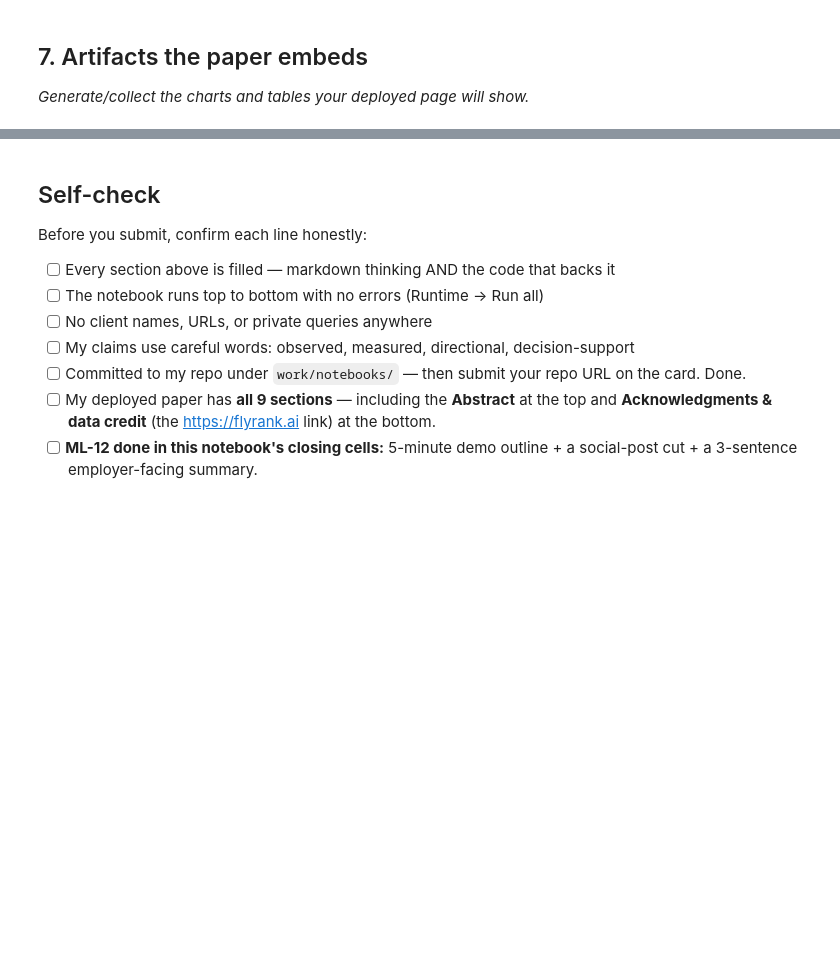
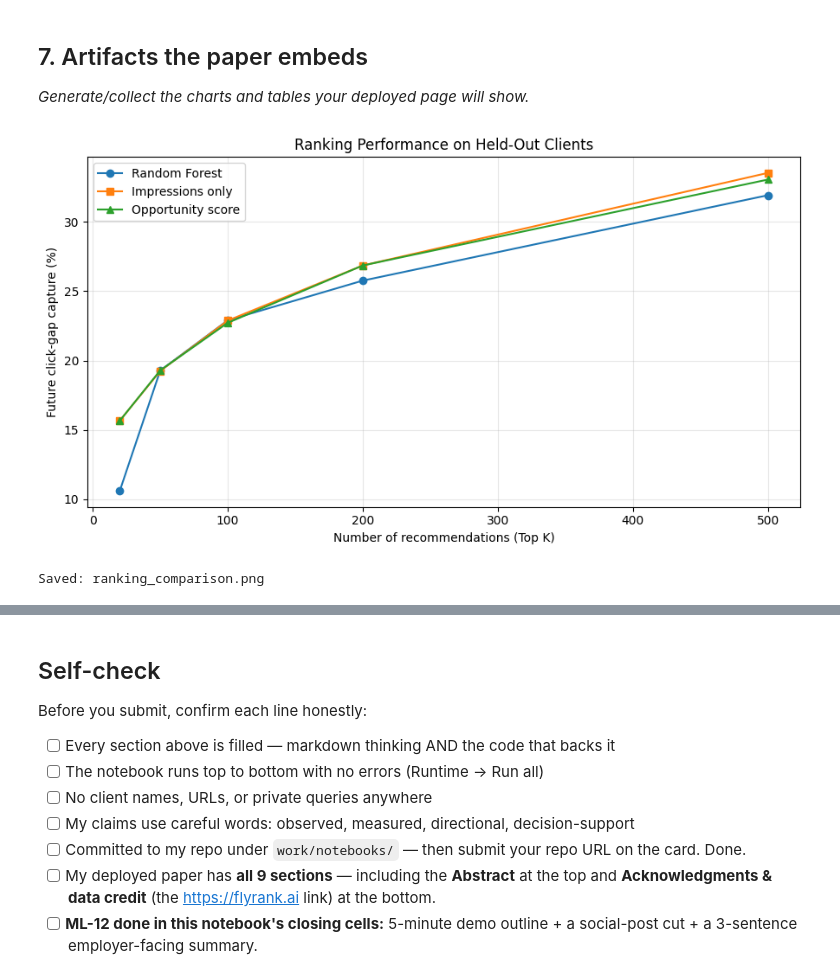
Before and after one commit to barak-hub/flyrank-ml-internship, a Jupyter notebook: work/notebooks/capstone.ipynb, the cells around one changed output, grey strips where cells are left out. Cells and saved outputs as stored; diff of their text form; code cells hidden in the pictures; blank space fills up the shorter version.

Commit message:
Complete capstone ML evaluation, recommendations and research figures

```diff
--- a/work/notebooks/capstone.ipynb
+++ b/work/notebooks/capstone.ipynb
@@ -20,0 +322,18 @@ This skeleton is yours to fill. Work the sections **in order** — each one has
+# %%
+
+# Build candidates using historical information only
+
+candidates = df[
+    df["impressions_prev30"] >= 30
+].copy()
+
+print("Historical candidates:", len(candidates))
+
+print("\nCandidates with zero latest-period impressions:")
+print((candidates["impressions_last30"] == 0).sum())
+
+print("\nCandidates with positive latest-period impressions:")
+print((candidates["impressions_last30"] > 0).sum())
+
+print("\nPreviously selected modeling records:")
+print(len(model_df))
@@ -34,3 +1939,51 @@ This skeleton is yours to fill. Work the sections **in order** — each one has
 ## 7. Artifacts the paper embeds
 
 *Generate/collect the charts and tables your deployed page will show.*
+# %%
+
+# Step 39: Create ranking comparison chart
+
+import matplotlib.pyplot as plt
+
+plt.figure(figsize=(9, 5))
+
+plt.plot(
+    ranking_comparison["Top K"],
+    ranking_comparison["Random Forest"],
+    marker="o",
+    label="Random Forest"
+)
+
+plt.plot(
+    ranking_comparison["Top K"],
+    ranking_comparison["Impressions only"],
+    marker="s",
+    label="Impressions only"
+)
+
+plt.plot(
+    ranking_comparison["Top K"],
+    ranking_comparison["Opportunity score"],
+    marker="^",
+    label="Opportunity score"
+)
+
+plt.xlabel("Number of recommendations (Top K)")
+plt.ylabel("Future click-gap capture (%)")
+plt.title("Ranking Performance on Held-Out Clients")
+plt.legend()
+plt.grid(alpha=0.3)
+plt.tight_layout()
+
+plt.savefig(
+    "ranking_comparison.png",
+    dpi=300,
+    bbox_inches="tight"
+)
+
+plt.show()
+
+print("Saved: ranking_comparison.png")
+# %% [output]
+[figure, added]
+Saved: ranking_comparison.png
```
Also changed, not shown: parts of 47 cells of this notebook.
